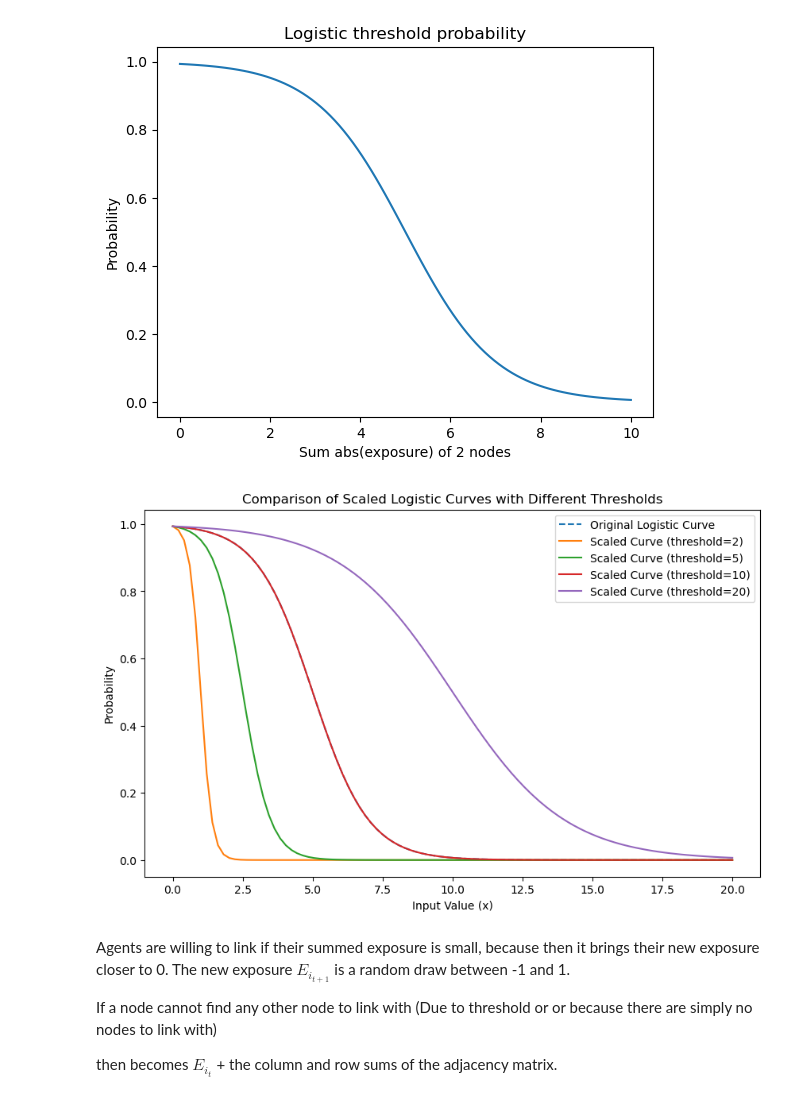
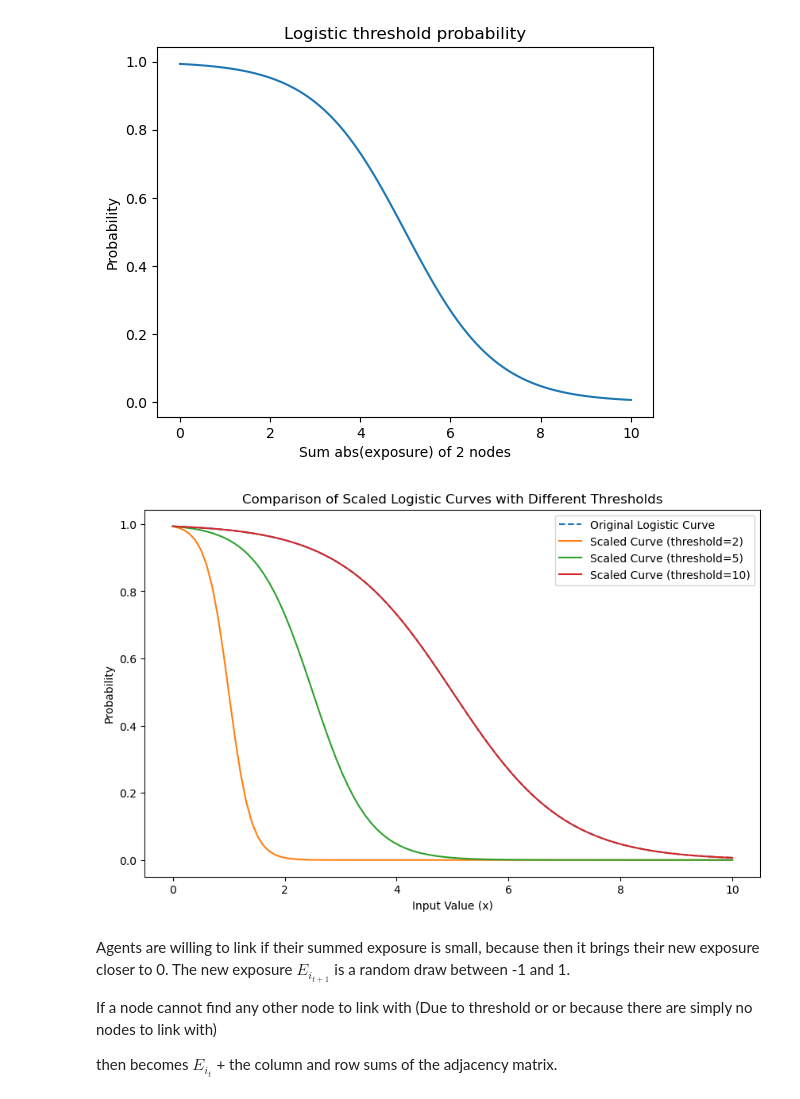
Before and after one commit to NitaiNijholt/FinancialNetwork, a Jupyter notebook: initial_explorations_latestv2.ipynb, the cells around one changed output. Saved outputs shown, nothing was run; the diff lists cells and outputs as text; code cells hidden in the pictures.

```diff
--- a/initial_explorations_latestv2.ipynb
+++ b/initial_explorations_latestv2.ipynb
@@ -110,43 +110,32 @@ plt.show()
 [figure]
 # %%
 def logistic_threshold_probability(x, a, b, threshold):
-    """
-    Compute the logistic threshold probability with scaling based on threshold.
-    """
     scaled_x = x * (10 / threshold)
     return 1 - 1 / (1 + np.exp(-a * (scaled_x - b)))
 
-# Original logistic function for comparison
 def original_logistic(x, a, b):
     return 1 - 1 / (1 + np.exp(-a * (x - b)))
 
-# Set up the plot
 plt.figure(figsize=(10, 6))
 
-# Range of x values
-x_range = np.linspace(0, 20, 100)
+x_range = np.linspace(0, 10, 100)
 
-# Plot the original logistic curve
 plt.plot(x_range, original_logistic(x_range, 1, 5), label='Original Logistic Curve', linestyle='--')
 
-# Different thresholds to test
-thresholds = [2, 5, 10, 20]
+thresholds = [2, 5, 10]
 
-# Plot scaled logistic curves for different thresholds
 for threshold in thresholds:
     ys = logistic_threshold_probability(x_range, 1, 5, threshold)
     plt.plot(x_range, ys, label=f'Scaled Curve (threshold={threshold})')
 
-# Adding labels and title
 plt.xlabel('Input Value (x)')
 plt.ylabel('Probability')
 plt.title('Comparison of Scaled Logistic Curves with Different Thresholds')
 plt.legend()
 
-# Display the plot
 plt.show()
 # %% [output]
-[figure, old version]
+[figure, new version]
 # %%
 def sum_absolute_edge_weights(graph):
     """
```
Also changed, not shown: parts of 10 cells of this notebook.
